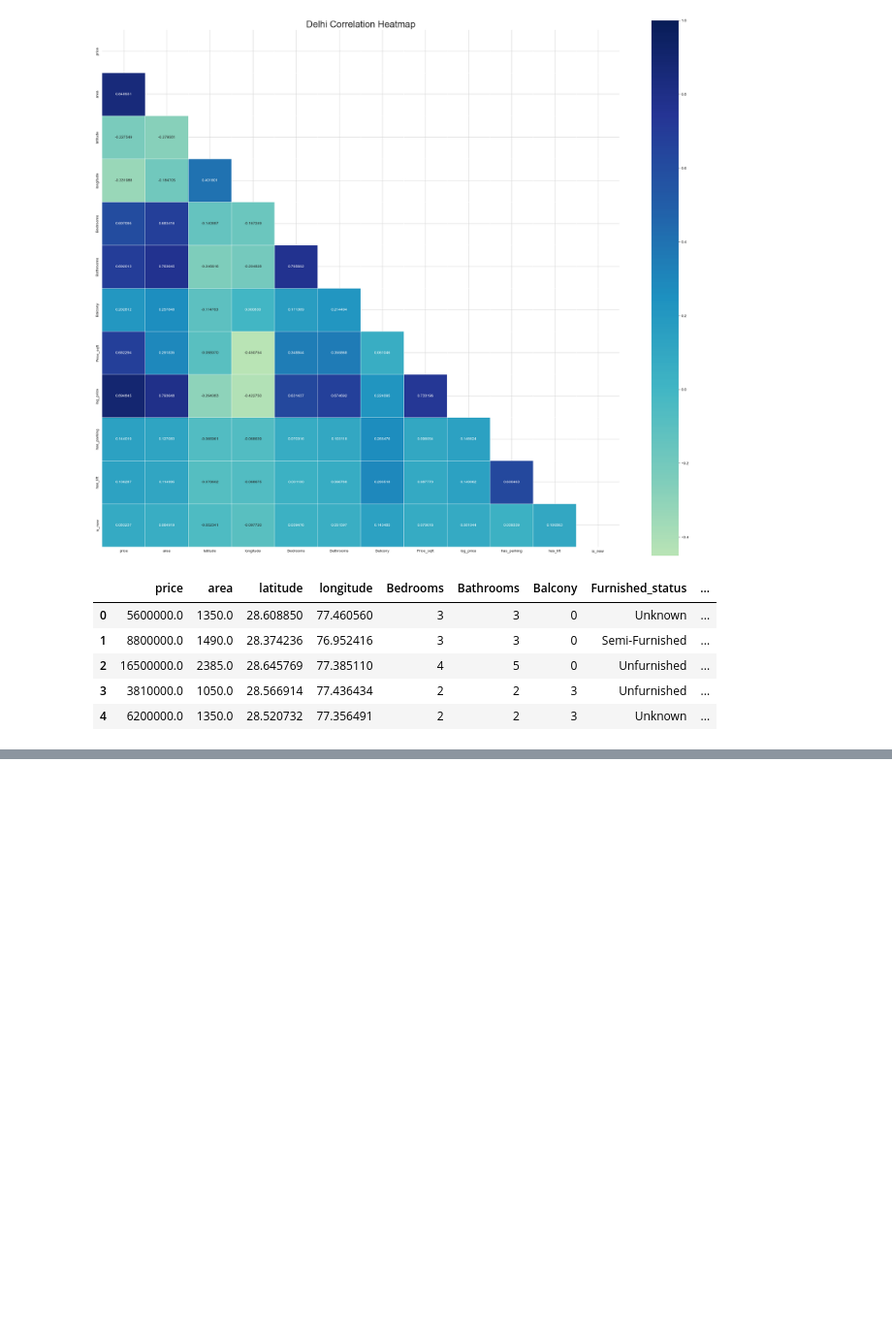
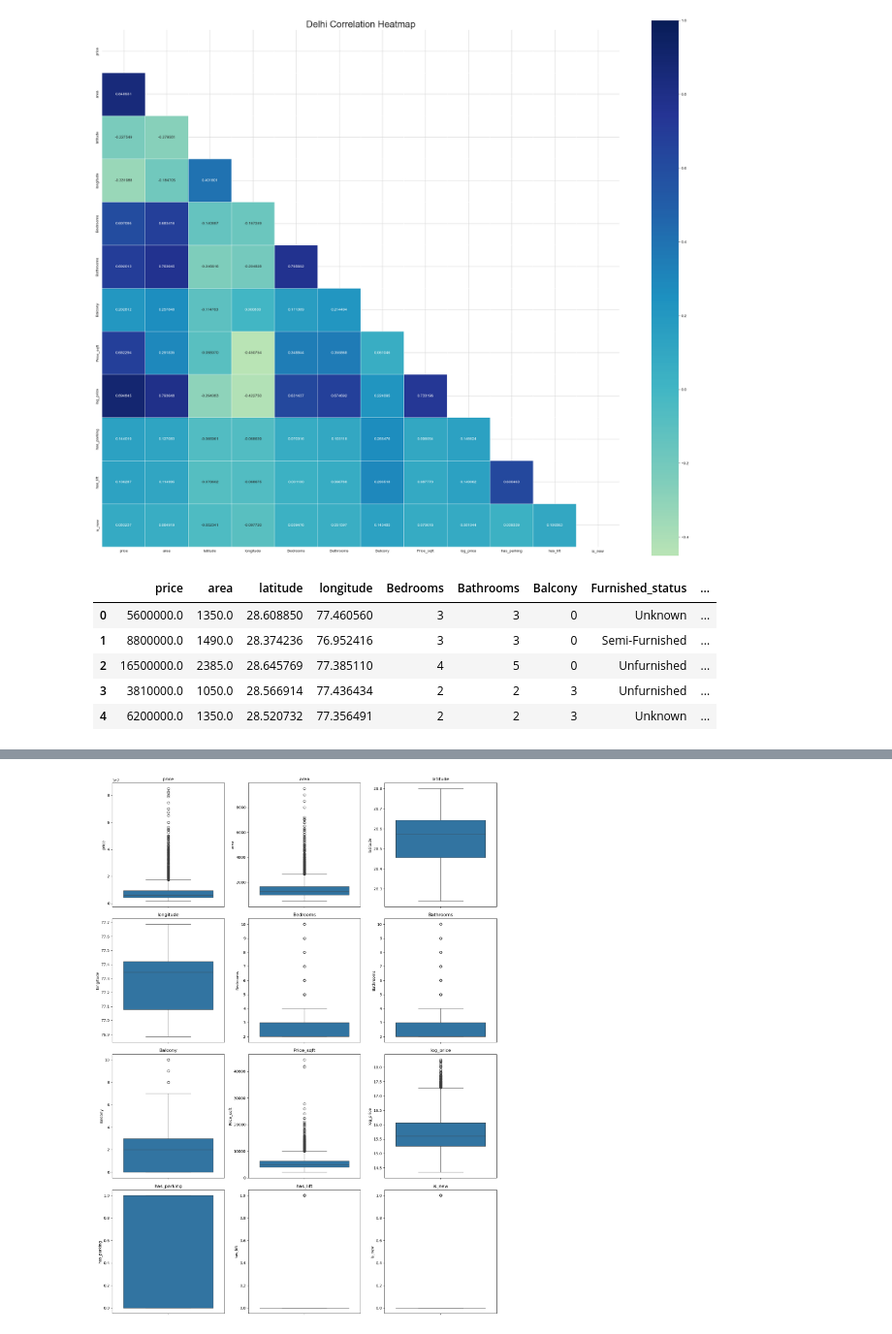
Before and after one commit to Aabhas2/regression-playground, a Jupyter notebook: notebooks/Data_preprocessing.ipynb, the cells around one changed output, grey strips where cells are left out. Shown at 97% size. Cells and saved outputs as stored; diff of their text form; code cells hidden in the pictures; blank space fills up the shorter version.

```diff
--- a/notebooks/Data_preprocessing.ipynb
+++ b/notebooks/Data_preprocessing.ipynb
@@ -591,0 +597,2 @@ df.head()
+# %%
+df = pd.read_csv("./data/delhi_cleaned.csv")
@@ -591,0 +610,20 @@ df.head()
+# %%
+numeric_cols = df.select_dtypes(include=['int64', 'float64']).columns
+n_cols = 3
+n_rows = (len(numeric_cols) + n_cols - 1) // n_cols
+
+fig, axes = plt.subplots(n_rows, n_cols, figsize=(5*n_cols, 5*n_rows))
+
+for idx, col in enumerate(numeric_cols):
+    ax = axes.flatten()[idx]
+    sns.boxplot(y=df[col], ax=ax)
+    ax.set_title(col)
+
+# Hide unused axes
+for idx in range(len(numeric_cols), n_rows * n_cols):
+    axes.flatten()[idx].set_visible(False)
+
+plt.tight_layout()
+plt.show()
+# %% [output]
+[figure, added]
```
Also changed, not shown: parts of 3 cells of this notebook, 2 other files.
